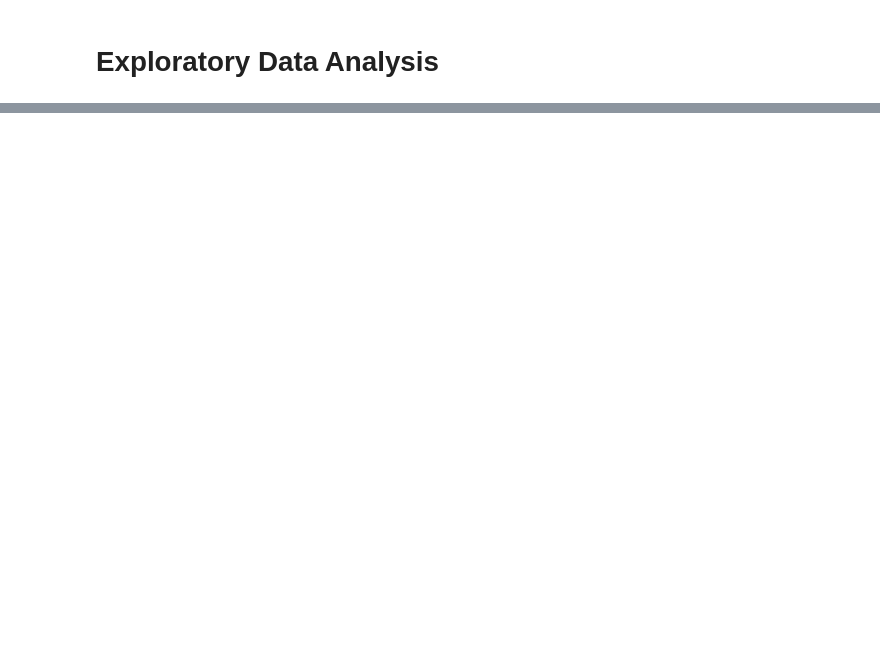
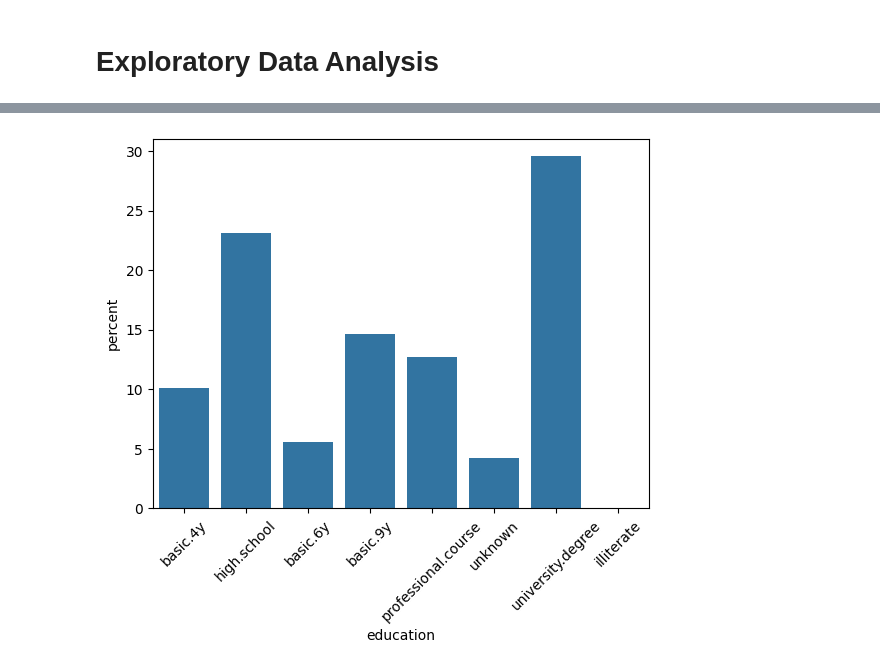
Before and after one commit to petervlaskovits/school-projects, a Jupyter notebook: data-215/project-2/eda.ipynb, the cells around one changed output, grey strips where cells are left out. Cells and saved outputs as stored; diff of their text form; code cells hidden in the pictures; blank space fills up the shorter version.

```diff
--- a/data-215/project-2/eda.ipynb
+++ b/data-215/project-2/eda.ipynb
@@ -25,0 +94,10 @@ sns.kdeplot(
+# %%
+sns.countplot(
+    data=client_data,
+    x='education',
+    stat='percent'
+)
+
+plt.xticks(rotation=45);
+# %% [output]
+[figure, added]
```
Also changed, not shown: parts of 12 cells of this notebook.
